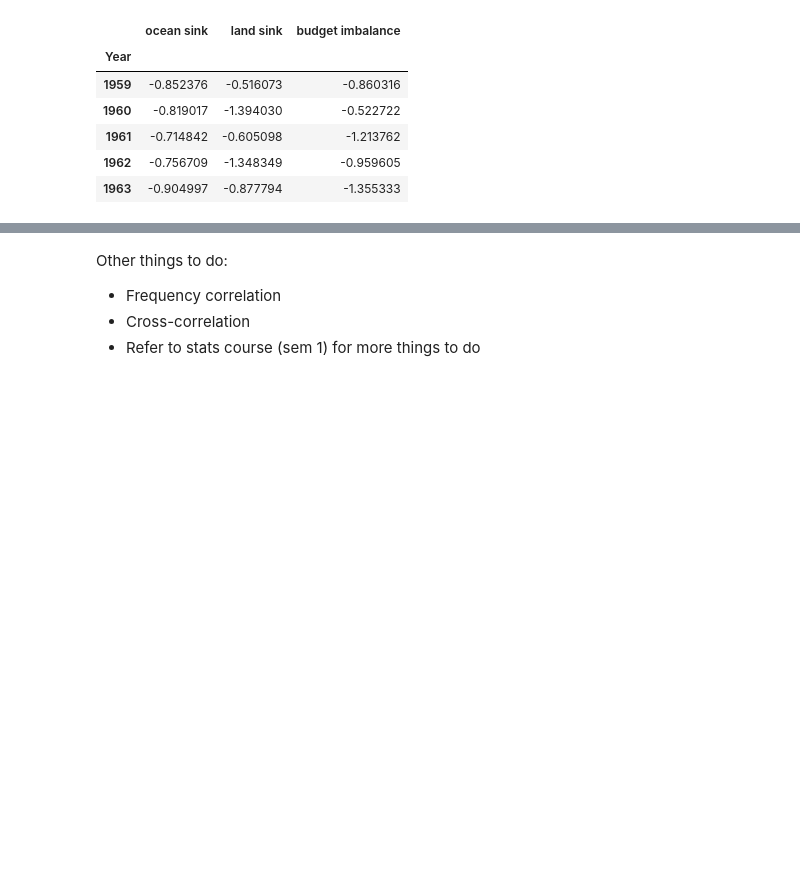
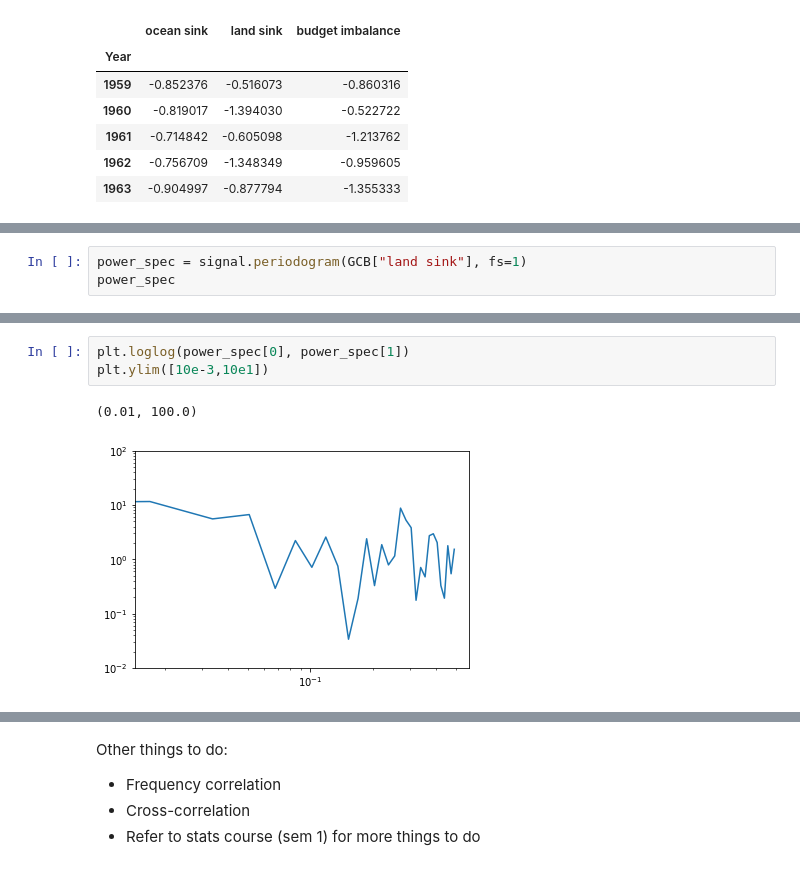
Before and after one commit to rursino/carbon-cycle-feedbacks, a Jupyter notebook: Peylin_flux/Notebooks/model_evaluation.ipynb, the cells around one changed output, grey strips where cells are left out. Drawn from its saved outputs; the diff is of its cells as text; blank space fills up the shorter version.

```diff
--- a/Peylin_flux/Notebooks/model_evaluation.ipynb
+++ b/Peylin_flux/Notebooks/model_evaluation.ipynb
@@ -143,0 +150,3 @@ Adding an axes using the same arguments as a previous axes currently reuses the
+# %%
+power_spec = signal.periodogram(GCB["land sink"], fs=1)
+power_spec
@@ -143,0 +168,6 @@ Adding an axes using the same arguments as a previous axes currently reuses the
+# %%
+plt.loglog(power_spec[0], power_spec[1])
+plt.ylim([10e-3,10e1])
+# %% [output]
+(0.01, 100.0)
+[figure, added]
```
Also changed, not shown: parts of 5 cells of this notebook.
